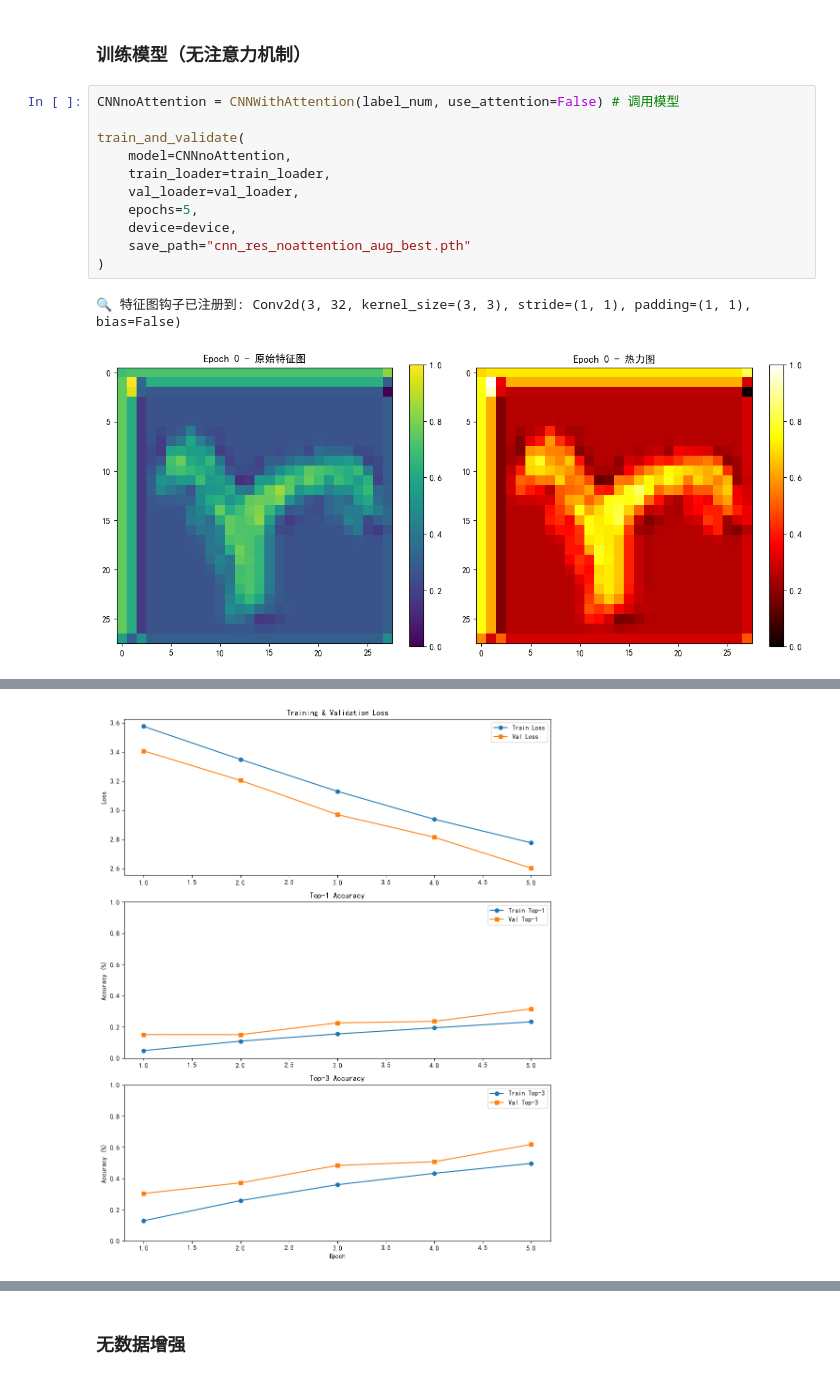
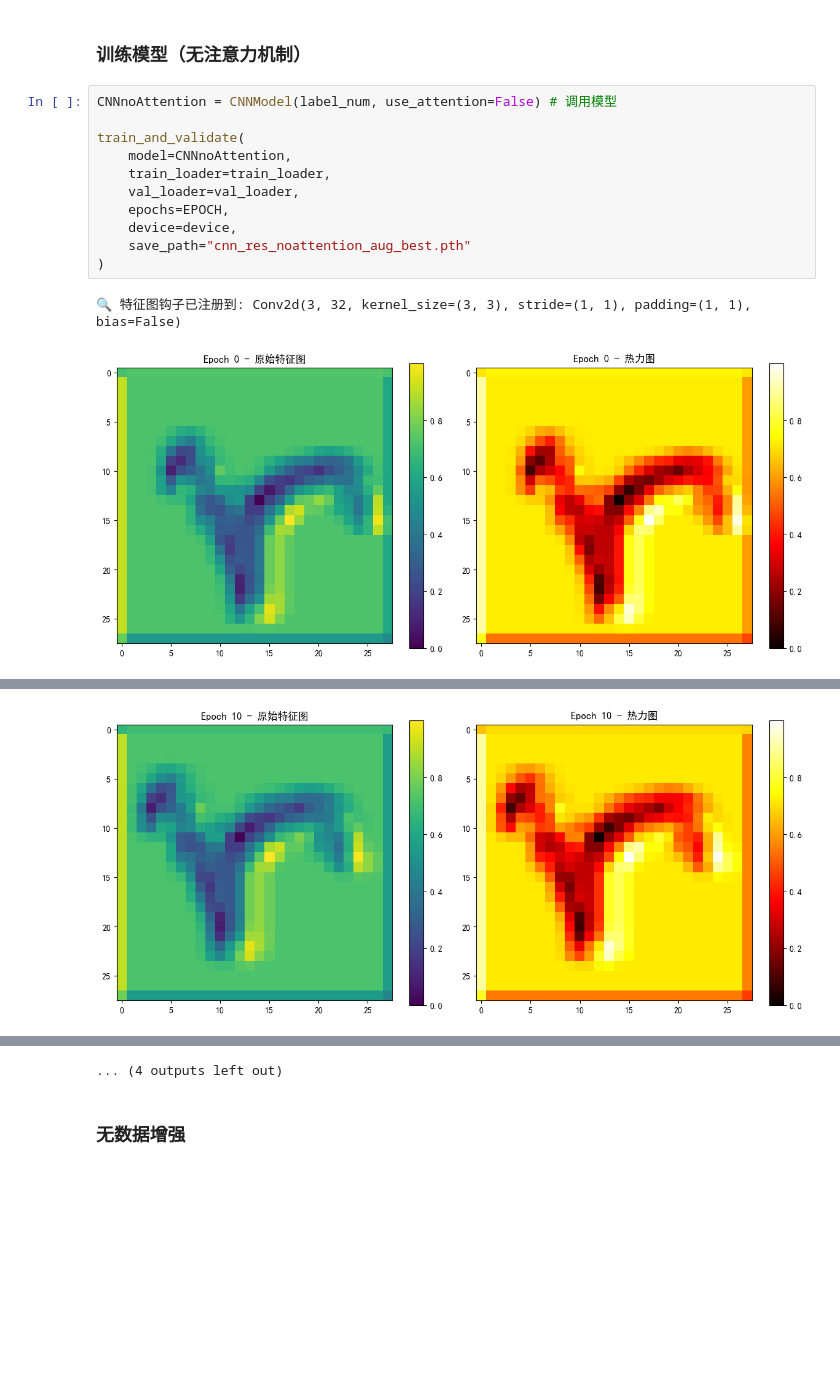
Before and after one commit to Authcult/Com_Intelligent_work, a Jupyter notebook: myCnn.ipynb, the cells around one changed output, grey strips where cells are left out. Drawn from its saved outputs; the diff is of its cells as text; blank space fills up the shorter version.

```diff
--- a/myCnn.ipynb
+++ b/myCnn.ipynb
@@ -101,16 +216,16 @@ Saved final training metrics plot to training_plots\20250423_231639_training_met
 # %% [markdown]
 ### 训练模型（无注意力机制）
 # %%
-CNNnoAttention = CNNWithAttention(label_num, use_attention=False) # 调用模型
+CNNnoAttention = CNNModel(label_num, use_attention=False) # 调用模型
 
 train_and_validate(
     model=CNNnoAttention,
     train_loader=train_loader,
     val_loader=val_loader,
-    epochs=5,
+    epochs=EPOCH,
     device=device,
     save_path="cnn_res_noattention_aug_best.pth"
 )
 # %% [output]
 🔍 特征图钩子已注册到: Conv2d(3, 32, kernel_size=(3, 3), stride=(1, 1), padding=(1, 1), bias=False)
-[figure, old version]
+[figure, new version]
@@ -128 +249 @@ Epoch 5/5: Train Loss: 2.7753 | Val Loss: 2.6012 | Train Top-1: 0.2323 | Val Top
-[figure, old version]
+[figure, new version]
@@ -147,3 +316,4 @@ CNNWithAttention(
+... (4 outputs left out)
 # %% [markdown]
 ### 无数据增强
 # %%
```
Also changed, not shown: parts of 16 cells of this notebook, 2 other files.
